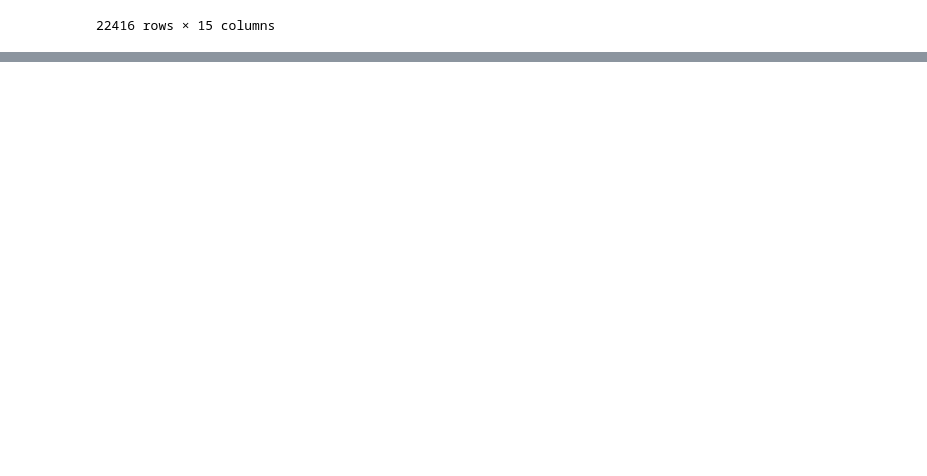
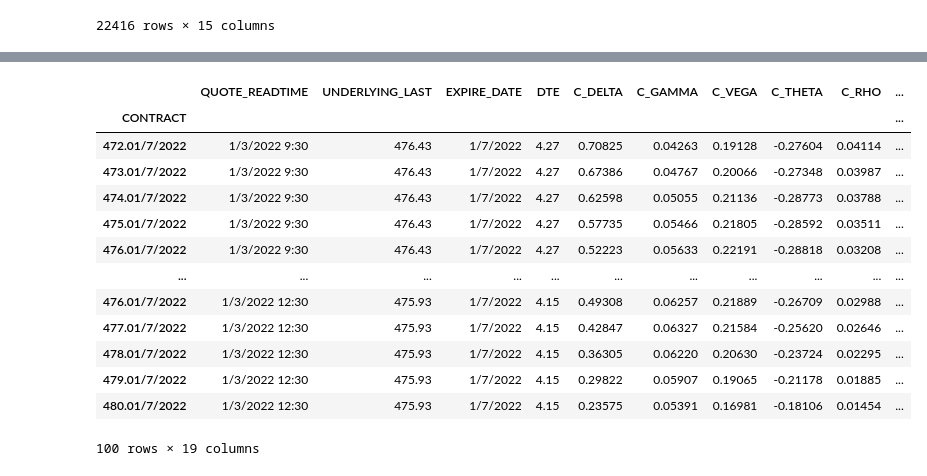
Before and after one commit to aarch23/OptYx, a Jupyter notebook: SpyRawDataV2.ipynb, the cells around one changed output, grey strips where cells are left out. Cells and saved outputs as stored; diff of their text form; code cells hidden in the pictures; blank space fills up the shorter version.

```diff
--- a/SpyRawDataV2.ipynb
+++ b/SpyRawDataV2.ipynb
@@ -303,0 +367,18 @@ spy_data_v7.loc['472.01/7/2022', : ]
+# %%
+spy_data_v7['ROI %'] = (spy_data_v7['ROI3'] - 1) * 100
+spy_data_v7.head(100)
+# %% [output]
+|  | QUOTE_READTIME | UNDERLYING_LAST | EXPIRE_DATE | DTE | C_DELTA | C_GAMMA | C_VEGA | C_THETA | C_RHO | ... |
+| CONTRACT |  |  |  |  |  |  |  |  |  | ... |
+| 472.01/7/2022 | 1/3/2022 9:30 | 476.43 | 1/7/2022 | 4.27 | 0.70825 | 0.04263 | 0.19128 | -0.27604 | 0.04114 | ... |
+| 473.01/7/2022 | 1/3/2022 9:30 | 476.43 | 1/7/2022 | 4.27 | 0.67386 | 0.04767 | 0.20066 | -0.27348 | 0.03987 | ... |
+| 474.01/7/2022 | 1/3/2022 9:30 | 476.43 | 1/7/2022 | 4.27 | 0.62598 | 0.05055 | 0.21136 | -0.28773 | 0.03788 | ... |
+| 475.01/7/2022 | 1/3/2022 9:30 | 476.43 | 1/7/2022 | 4.27 | 0.57735 | 0.05466 | 0.21805 | -0.28592 | 0.03511 | ... |
+| 476.01/7/2022 | 1/3/2022 9:30 | 476.43 | 1/7/2022 | 4.27 | 0.52223 | 0.05633 | 0.22191 | -0.28818 | 0.03208 | ... |
+| ... | ... | ... | ... | ... | ... | ... | ... | ... | ... | ... |
+| 476.01/7/2022 | 1/3/2022 12:30 | 475.93 | 1/7/2022 | 4.15 | 0.49308 | 0.06257 | 0.21889 | -0.26709 | 0.02988 | ... |
+| 477.01/7/2022 | 1/3/2022 12:30 | 475.93 | 1/7/2022 | 4.15 | 0.42847 | 0.06327 | 0.21584 | -0.25620 | 0.02646 | ... |
+| 478.01/7/2022 | 1/3/2022 12:30 | 475.93 | 1/7/2022 | 4.15 | 0.36305 | 0.06220 | 0.20630 | -0.23724 | 0.02295 | ... |
+| 479.01/7/2022 | 1/3/2022 12:30 | 475.93 | 1/7/2022 | 4.15 | 0.29822 | 0.05907 | 0.19065 | -0.21178 | 0.01885 | ... |
+| 480.01/7/2022 | 1/3/2022 12:30 | 475.93 | 1/7/2022 | 4.15 | 0.23575 | 0.05391 | 0.16981 | -0.18106 | 0.01454 | ... |
+100 rows × 19 columns
```
Also changed, not shown: parts of 11 cells of this notebook.
